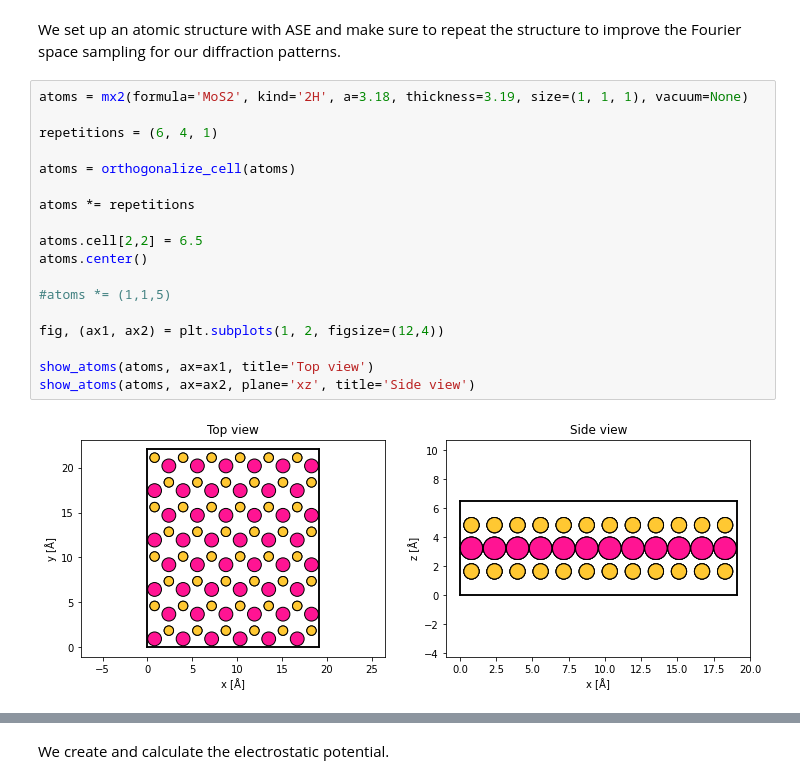
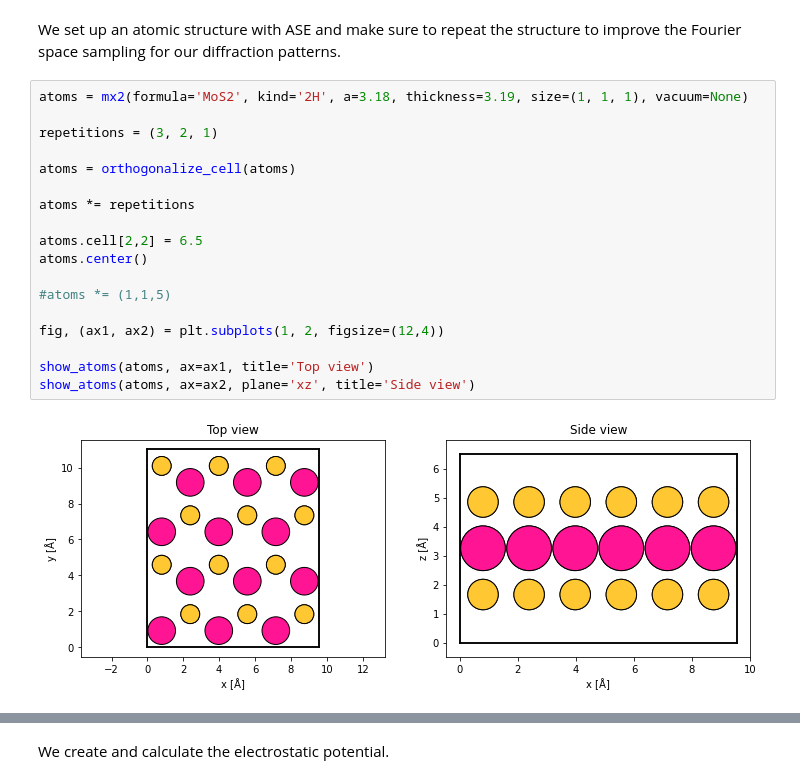
Before and after one commit to abTEM/abTEM, a Jupyter notebook: examples/quickstart/quick_stem.ipynb, the cells around one changed output, grey strips where cells are left out. Saved outputs shown, nothing was run; the diff lists cells and outputs as text.

```diff
--- a/examples/quickstart/quick_stem.ipynb
+++ b/examples/quickstart/quick_stem.ipynb
@@ -19,23 +19,23 @@ We set up an atomic structure with ASE and make sure to repeat the structure to
 # %%
 atoms = mx2(formula='MoS2', kind='2H', a=3.18, thickness=3.19, size=(1, 1, 1), vacuum=None)
 
-repetitions = (6, 4, 1)
+repetitions = (3, 2, 1)
 
 atoms = orthogonalize_cell(atoms)
 
 atoms *= repetitions
 
 atoms.cell[2,2] = 6.5
 atoms.center()
 
 #atoms *= (1,1,5)
 
 fig, (ax1, ax2) = plt.subplots(1, 2, figsize=(12,4))
 
 show_atoms(atoms, ax=ax1, title='Top view')
 show_atoms(atoms, ax=ax2, plane='xz', title='Side view')
 # %% [output]
-[figure, old version]
+[figure, new version]
 # %%
 print(f"Simulation cell: {atoms.cell}")
 # %% [output]
```
Also changed, not shown: parts of 20 cells of this notebook, 4 other files.
